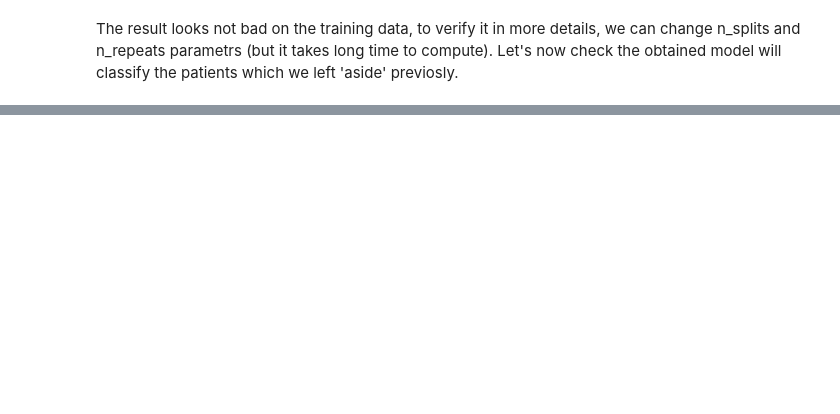
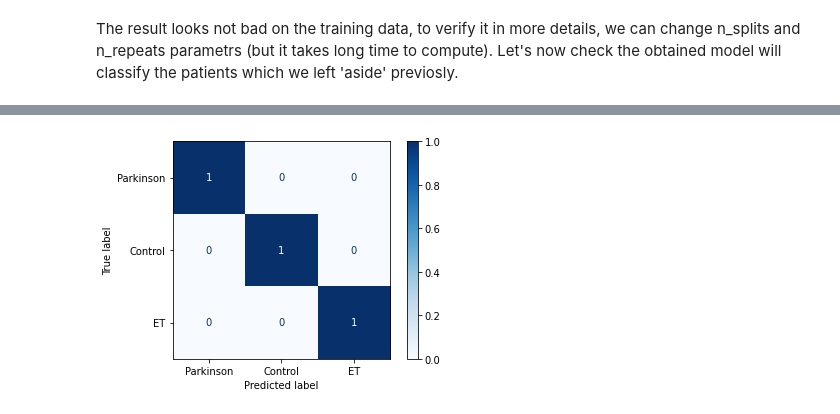
Before and after one commit to margokhokhlova/parkinson_project, a Jupyter notebook: classification/xgboost_classification.ipynb, the cells around one changed output, grey strips where cells are left out. Drawn from its saved outputs; the diff is of its cells as text; code cells hidden in the pictures; blank space fills up the shorter version.

```diff
--- a/classification/xgboost_classification.ipynb
+++ b/classification/xgboost_classification.ipynb
@@ -228,10 +230,8 @@ Unfortunately, the algorithm  expects the features in the 1D shape.
 Therefore, first, the data are transformed into 1D vectors.
 Simple concatination was chosen.
 # %%
-total_patients = len(parkinson_augmented)+len(control_augmented)+len(et_patients)
-X = np.zeros((total_patients, 65190*4)) # whole dataset
-for i, patient in enumerate(parkinson_augmented + control_augmented + et_patients):
-    patient_1d = patient.ravel()
-    X[i,:] = patient_1d
-y =  np.array(len(parkinson_augmented)*[0] + len(control_augmented)*[1]+len(et_patients)*[2])
+data_raw = pd.read_csv("../CNN/data_cnn.csv",header = None)
+data_np = data_raw.to_numpy()
+y = data_np[:,0].astype('int')
+X = data_np[:,1:]
 # %%
@@ -261,0 +310,12 @@ The result looks not bad on the training data, to verify it in more details, we
+# %%
+# Predict on the same data and make a confusion matrix
+disp = ConfusionMatrixDisplay.from_estimator(
+    model,
+    X,
+    y,
+    display_labels=['Parkinson','Control','ET'],
+    cmap=plt.cm.Blues,
+    normalize='true',
+)
+# %% [output]
+[figure, added]
```
Also changed, not shown: parts of 100 cells of this notebook, 4 other files.
